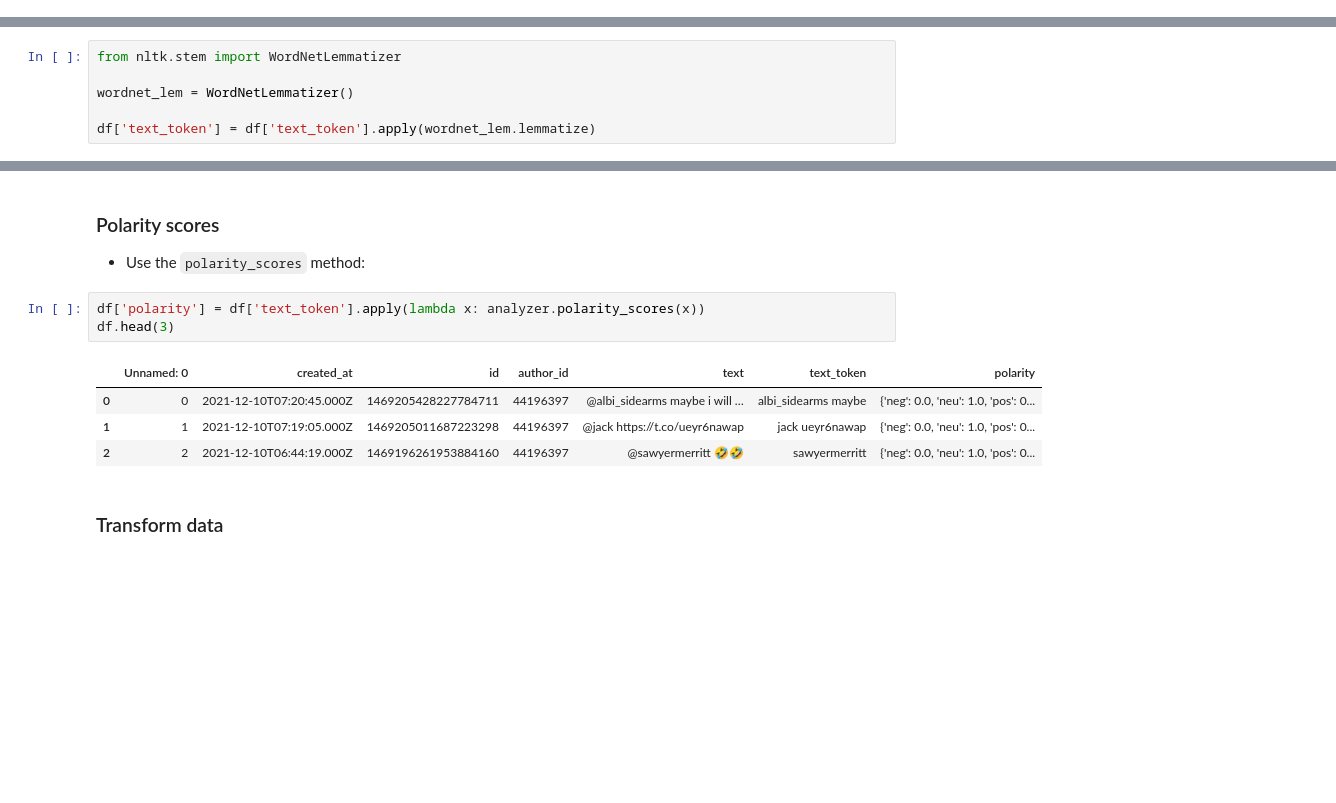
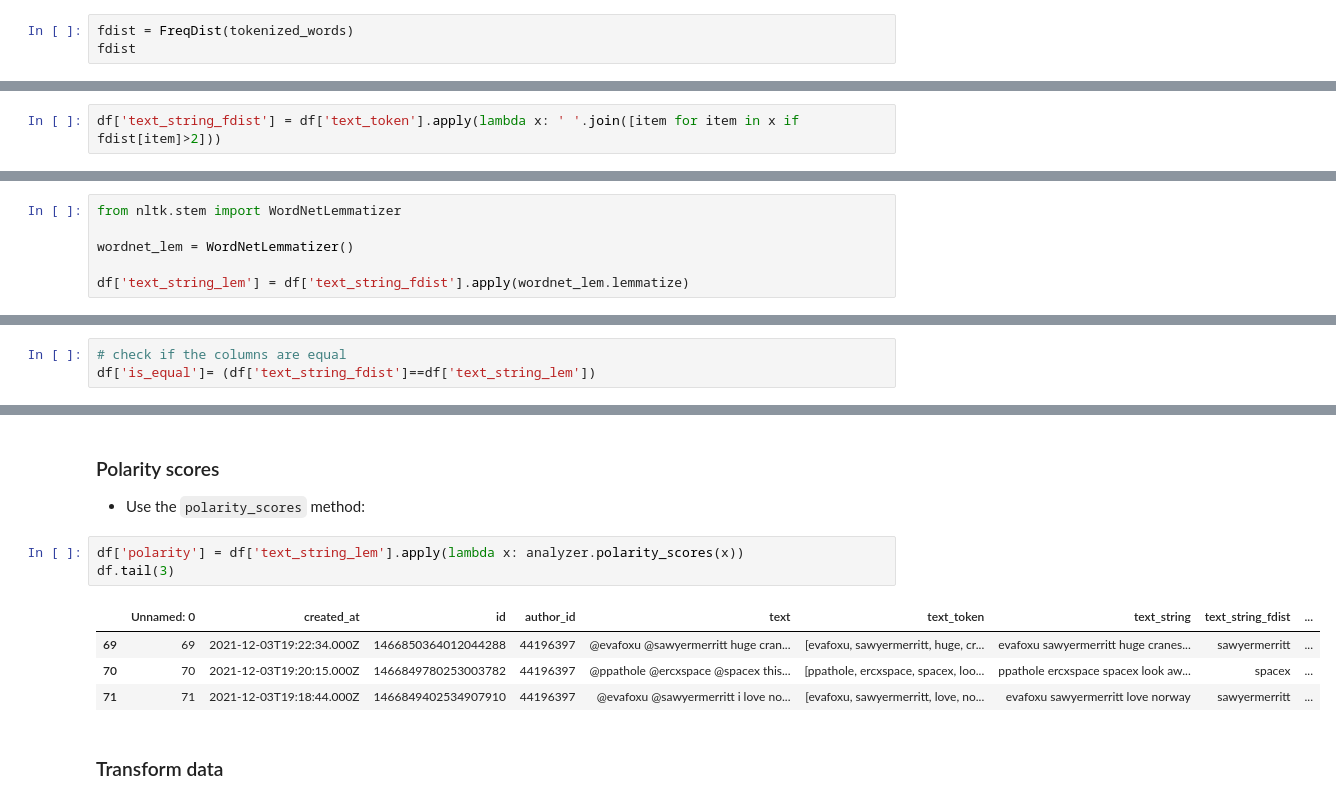
Before and after one commit to kirenz/twitter-tweepy, a Jupyter notebook: textmining-nltk.ipynb, the cells around one changed output, grey strips where cells are left out. Cells and saved outputs as stored; diff of their text form; blank space fills up the shorter version.

```diff
--- a/textmining-nltk.ipynb
+++ b/textmining-nltk.ipynb
@@ -104,0 +116,3 @@ df.head(3)
+# %%
+fdist = FreqDist(tokenized_words)
+fdist
@@ -104,0 +123,2 @@ df.head(3)
+# %%
+df['text_string_fdist'] = df['text_token'].apply(lambda x: ' '.join([item for item in x if fdist[item]>2]))
@@ -118,4 +151,4 @@ from nltk.stem import WordNetLemmatizer
 
 wordnet_lem = WordNetLemmatizer()
 
-df['text_token'] = df['text_token'].apply(wordnet_lem.lemmatize)
+df['text_string_lem'] = df['text_string_fdist'].apply(wordnet_lem.lemmatize)
@@ -121,0 +157,3 @@ df['text_token'] = df['text_token'].apply(wordnet_lem.lemmatize)
+# %%
+# check if the columns are equal
+df['is_equal']= (df['text_string_fdist']==df['text_string_lem'])
@@ -247,13 +291,13 @@ analyzer = SentimentIntensityAnalyzer()
 
 - Use the `polarity_scores` method:
 # %%
-df['polarity'] = df['text_token'].apply(lambda x: analyzer.polarity_scores(x))
-df.head(3)
+df['polarity'] = df['text_string_lem'].apply(lambda x: analyzer.polarity_scores(x))
+df.tail(3)
 # %% [output]
-|  | Unnamed: 0 | created_at | id | author_id | text | text_token | polarity |
-| 0 | 0 | 2021-12-10T07:20:45.000Z | 1469205428227784711 | 44196397 | @albi_sidearms maybe i will … | albi_sidearms maybe | {'neg': 0.0, 'neu': 1.0, 'pos': 0... |
-| 1 | 1 | 2021-12-10T07:19:05.000Z | 1469205011687223298 | 44196397 | @jack https://t.co/ueyr6nawap | jack ueyr6nawap | {'neg': 0.0, 'neu': 1.0, 'pos': 0... |
-| 2 | 2 | 2021-12-10T06:44:19.000Z | 1469196261953884160 | 44196397 | @sawyermerritt 🤣🤣 | sawyermerritt | {'neg': 0.0, 'neu': 1.0, 'pos': 0... |
+|  | Unnamed: 0 | created_at | id | author_id | text | text_token | text_string | text_string_fdist | ... |
+| 69 | 69 | 2021-12-03T19:22:34.000Z | 1466850364012044288 | 44196397 | @evafoxu @sawyermerritt huge cran... | [evafoxu, sawyermerritt, huge, cr... | evafoxu sawyermerritt huge cranes... | sawyermerritt | ... |
+| 70 | 70 | 2021-12-03T19:20:15.000Z | 1466849780253003782 | 44196397 | @ppathole @ercxspace @spacex this... | [ppathole, ercxspace, spacex, loo... | ppathole ercxspace spacex look aw... | spacex | ... |
+| 71 | 71 | 2021-12-03T19:18:44.000Z | 1466849402534907910 | 44196397 | @evafoxu @sawyermerritt i love no... | [evafoxu, sawyermerritt, love, no... | evafoxu sawyermerritt love norway | sawyermerritt | ... |
 # %% [markdown]
 ### Transform data
 # %%
```
Also changed, not shown: parts of 27 cells of this notebook.
